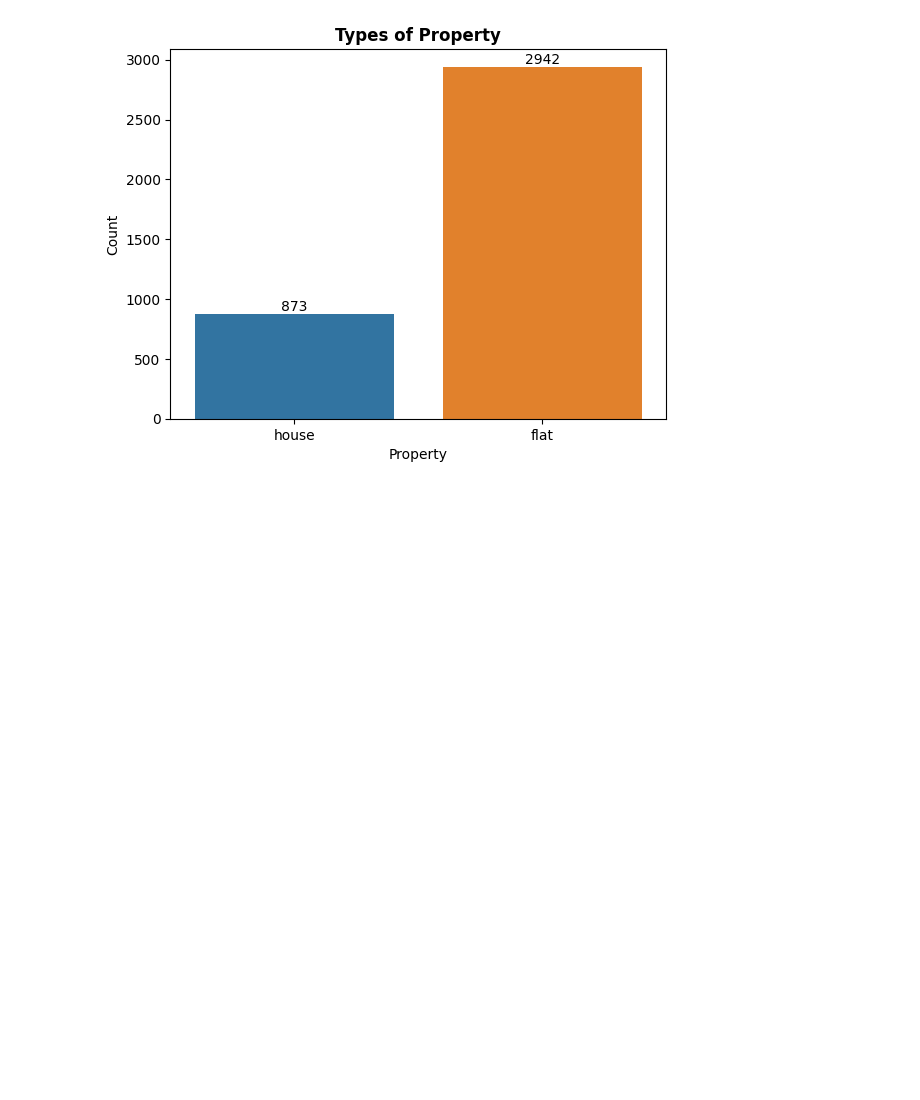
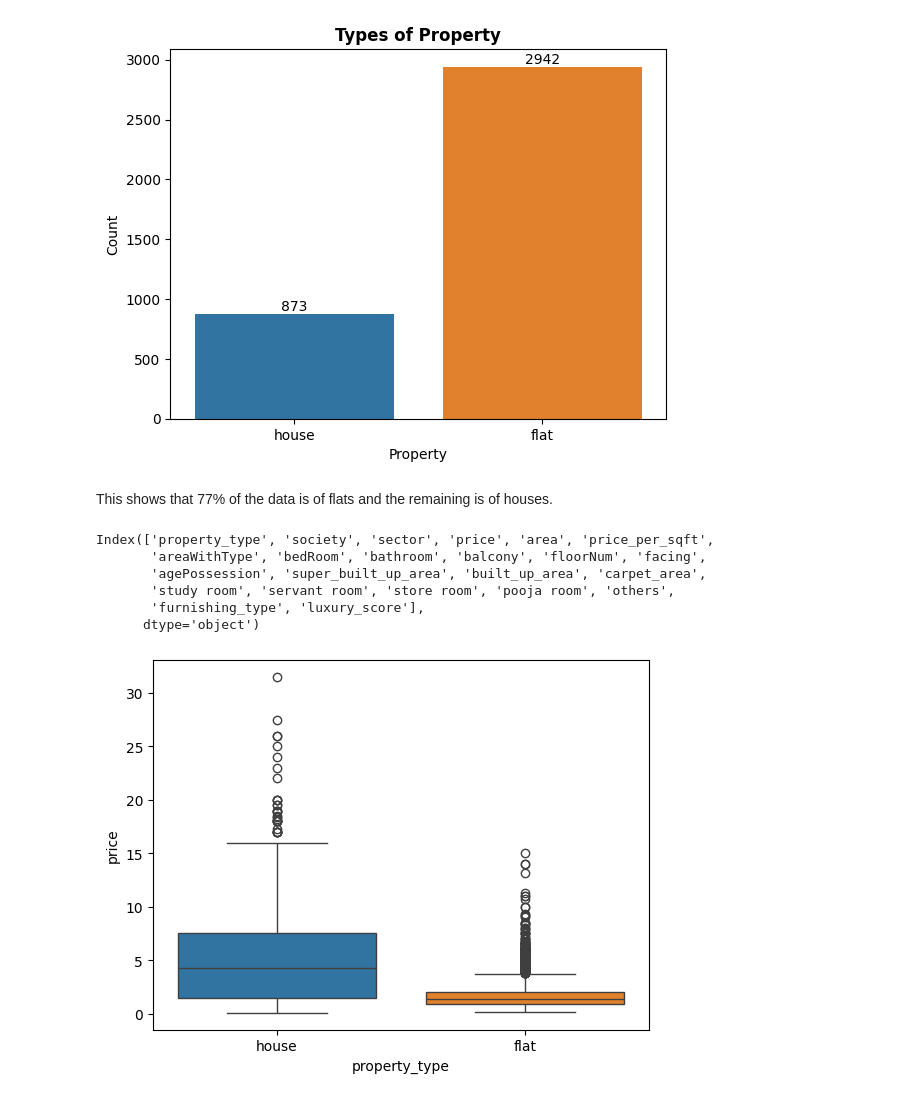
Before and after one commit to Tanwar-Aastha/Property-price-prediction, a Jupyter notebook: notebook/EDA.ipynb, the cells around one changed output. Cells and saved outputs as stored; diff of their text form; code cells hidden in the pictures; blank space fills up the shorter version.

```diff
--- a/notebook/EDA.ipynb
+++ b/notebook/EDA.ipynb
@@ -122,3 +122,5 @@ plt.ylabel('Count')
 plt.show()
 # %% [output]
 [figure]
+# %% [markdown]
+This shows that 77% of the data is of flats and the remaining is of houses.
@@ -124,0 +129,16 @@ plt.show()
+# %%
+data.columns
+# %% [output]
+Index(['property_type', 'society', 'sector', 'price', 'area', 'price_per_sqft',
+       'areaWithType', 'bedRoom', 'bathroom', 'balcony', 'floorNum', 'facing',
+       'agePossession', 'super_built_up_area', 'built_up_area', 'carpet_area',
+       'study room', 'servant room', 'store room', 'pooja room', 'others',
+       'furnishing_type', 'luxury_score'],
+      dtype='object')
+# %%
+# Property_type vs price
+
+sns.boxplot(data=data, x='property_type', y='price', hue='property_type')
+plt.show()
+# %% [output]
+[figure, added]
```
Also changed, not shown: parts of 10 cells of this notebook, 1 other file.
